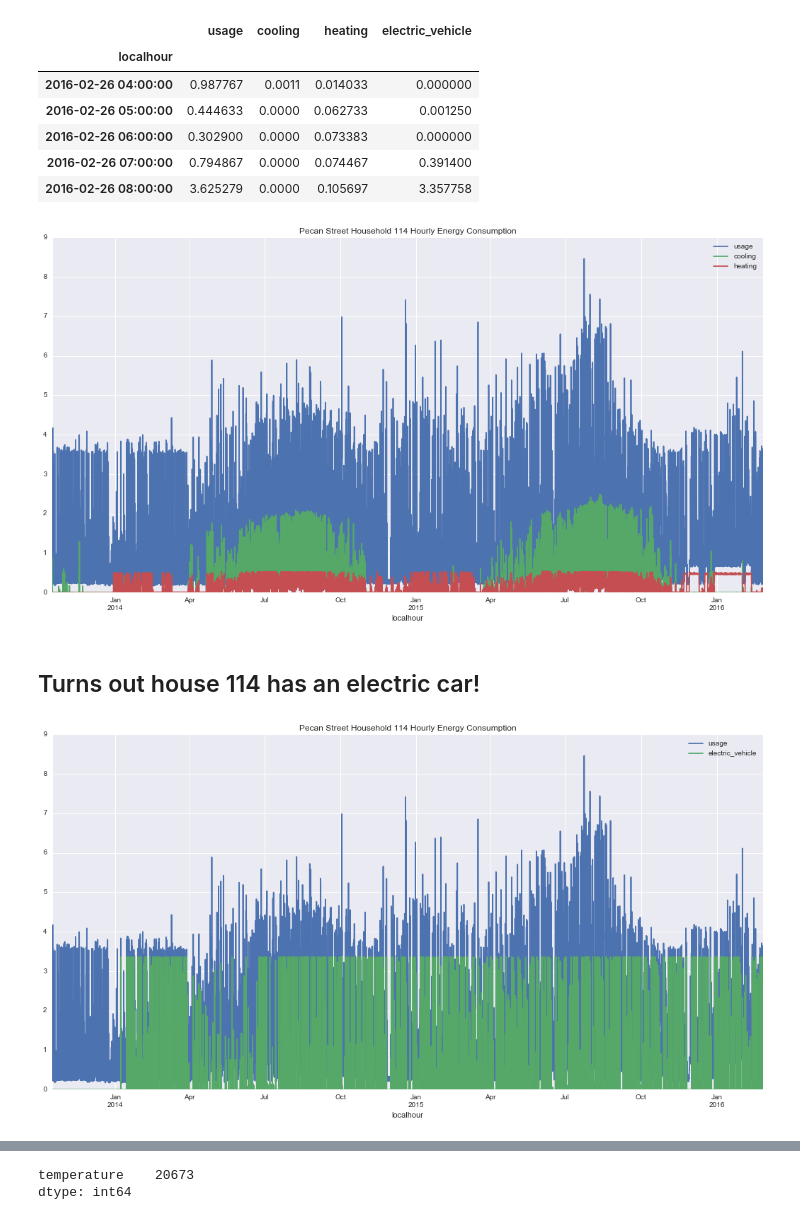
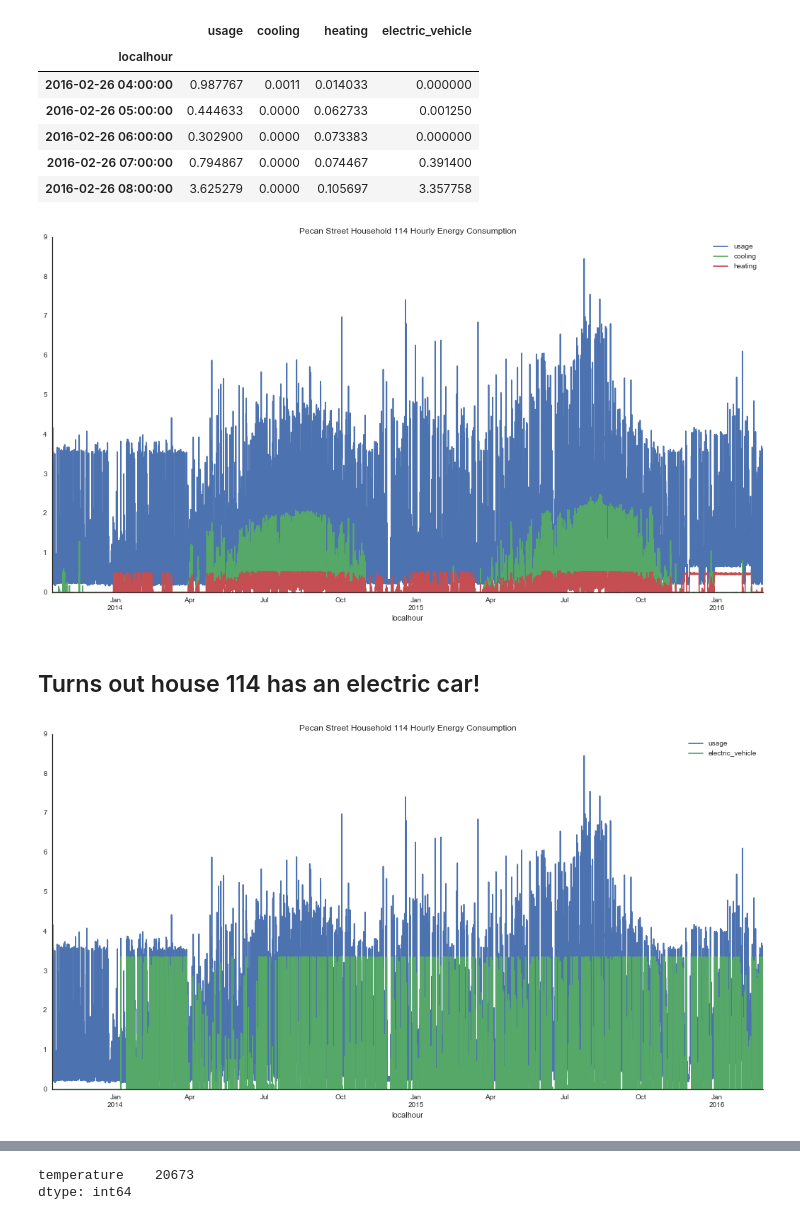
Before and after one commit to dougkelly/SmartMeterResearch, a Jupyter notebook: SmartMeterResearch_Stage1.ipynb, the cells around one changed output, grey strips where cells are left out. Drawn from its saved outputs; the diff is of its cells as text; code cells hidden in the pictures.

```diff
--- a/SmartMeterResearch_Stage1.ipynb
+++ b/SmartMeterResearch_Stage1.ipynb
@@ -7,10 +7,11 @@ import datetime, time
 
 # Exploratory Data Visualization
 import matplotlib.pyplot as plt
-import seaborn
+import seaborn as sns
 import bokeh
 import graphlab as gl
 gl.canvas.set_target('ipynb')
+sns.set_style('white')
 
 # Interactive Graphics
 
@@ -73,15 +72,19 @@ electricity_df_nocar = electricity_df[electricity_df.columns[:3]]
+# %%
+electricity_df_nocar = electricity_df[['usage', 'cooling', 'heating']]
 # %%
 electricity_df_car = electricity_df[['usage','electric_vehicle']]
 # %%
-electricity_df_nocar.plot(figsize=(18,9), title="Pecan Street Household 114 Hourly Energy Consumption");
+electricity_df_nocar.plot(figsize=(18,9), title="Pecan Street Household 114 Hourly Energy Consumption")
+sns.despine();
 # %% [output]
-[figure, old version]
+[figure, new version]
 # %% [markdown]
 ## Turns out house 114 has an electric car!
 # %%
-electricity_df_car.plot(figsize=(18,9), title="Pecan Street Household 114 Hourly Energy Consumption");
+electricity_df_car.plot(figsize=(18,9), title="Pecan Street Household 114 Hourly Energy Consumption")
+sns.despine();
 # %% [output]
-[figure, old version]
+[figure, new version]
 # %%
 # Geohash: 30.292432 -97.699662 Austin, TX
 # %%
```
Also changed, not shown: parts of 20 cells of this notebook, 1 other file.
